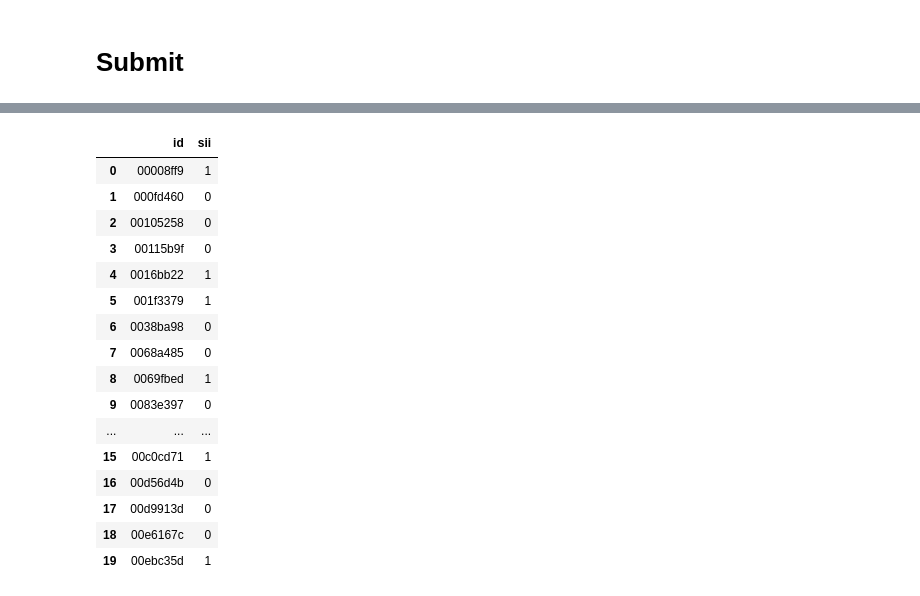
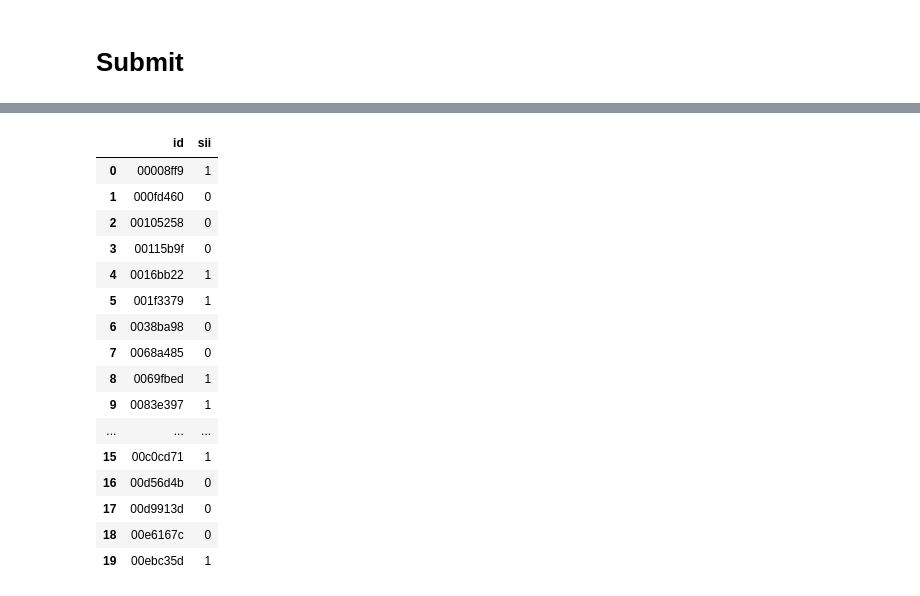
Before and after one commit to XuananLe/ML-CMI, a Jupyter notebook: ensemble.ipynb, the cells around one changed output, grey strips where cells are left out. Drawn from its saved outputs; the diff is of its cells as text; code cells hidden in the pictures.

```diff
--- a/ensemble.ipynb
+++ b/ensemble.ipynb
@@ -240,12 +251,13 @@ def evaluate_predictions(thresholds, y_true, oof_non_rounded):
     rounded_p = threshold_Rounder(oof_non_rounded, thresholds)
     return -quadratic_weighted_kappa(y_true, rounded_p)
 # %%
-def TrainML(model_class, test_data, options):
+def TrainML(model_class, test_data, option={}):
 
     X = train.drop(['sii'], axis=1)
     y = train['sii']
 
-    SKF = StratifiedKFold(n_splits=n_splits, shuffle=True, random_state=SEED)
+    # Apply K-Fold
+    SKF = StratifiedKFold(n_splits=n_splits, shuffle=True)
 
     train_S = []
     test_S = []
@@ -255,6 +267,7 @@ def TrainML(model_class, test_data, options):
     test_preds = np.zeros((len(test_data), n_splits))
 
     for fold, (train_idx, test_idx) in enumerate(tqdm(SKF.split(X, y), desc="Training Folds", total=n_splits)):
+        # Train model
         X_train, X_val = X.iloc[train_idx], X.iloc[test_idx]
         y_train, y_val = y.iloc[train_idx], y.iloc[test_idx]
 
@@ -264,6 +277,7 @@ def TrainML(model_class, test_data, options):
         y_train_pred = model.predict(X_train)
         y_val_pred = model.predict(X_val)
 
+        # Round to integer values
         oof_non_rounded[test_idx] = y_val_pred
         y_val_pred_rounded = y_val_pred.round(0).astype(int)
         oof_rounded[test_idx] = y_val_pred_rounded
@@ -305,7 +319,7 @@ def TrainML(model_class, test_data, options):
         'sii': tpTuned
     })
 
-    return submission,model
+    return submission, model, tKappa, KappaOPtimizer.x, tpm
 # %% [markdown]
 # SOLUTION
 # %% [markdown]
@@ -324,6 +338,16 @@ LGB_Params = {
     'device': 'gpu' if torch.cuda.is_available() else 'cpu',
 }
 
+CatBoost_Params = {
+    'learning_rate': 0.05,
+    'depth': 6,
+    'iterations': 200,
+    'random_seed': SEED,
+    'verbose': 0,
+    'l2_leaf_reg': 10,
+    'task_type': 'GPU' if torch.cuda.is_available() else 'CPU',
+}
+
 XGB_Params = {
     'learning_rate': 0.05,
     'max_depth': 6,
@@ -338,7 +362,6 @@ XGB_Params = {
 # %%
 Light = lgb.LGBMRegressor(**LGB_Params, verbose=-1, n_estimators=200, random_state=SEED)
 Xgb = XGBRegressor(**XGB_Params, verbose=0)
-Submission1, model1 = TrainML(Light, test, {})
-Submission2, model2 = TrainML(Xgb, test, {})
+Cat = CatBoostRegressor(**CatBoost_Params)
 # %% [markdown]
 ### Voting Regressor
@@ -355,0 +414,11 @@ Mean Validation QWK ---> 0.4103
+# %%
+lightgbm_weight = optimizer.max.get('params').get('lightgbm_weight')
+xgboost_weight = optimizer.max.get('params').get('xgboost_weight')
+catboost_weight = optimizer.max.get('params').get('catboost_weight')
+
+voting_model = VotingRegressor(estimators=[
+    ('lightgbm', Light),
+    ('xgboost', Xgb),
+    ('cat', Cat)
+], weights=[lightgbm_weight, xgboost_weight, catboost_weight] ,n_jobs=-1)
+submission, model, tKappa, _ , tpm = TrainML(voting_model, test)
@@ -361,20 +439,20 @@ Submission3.to_csv('submission.csv', index=False)
-# %%
-Submission3
-# %% [output]
-|  | id | sii |
-| 0 | 00008ff9 | 1 |
-| 1 | 000fd460 | 0 |
-| 2 | 00105258 | 0 |
-| 3 | 00115b9f | 0 |
-| 4 | 0016bb22 | 1 |
-| 5 | 001f3379 | 1 |
-| 6 | 0038ba98 | 0 |
-| 7 | 0068a485 | 0 |
-| 8 | 0069fbed | 1 |
-| 9 | 0083e397 | 0 |
-| ... | ... | ... |
-| 15 | 00c0cd71 | 1 |
-| 16 | 00d56d4b | 0 |
-| 17 | 00d9913d | 0 |
-| 18 | 00e6167c | 0 |
-| 19 | 00ebc35d | 1 |
+# %%
+submission
+# %% [output]
+|  | id | sii |
+| 0 | 00008ff9 | 1 |
+| 1 | 000fd460 | 0 |
+| 2 | 00105258 | 0 |
+| 3 | 00115b9f | 0 |
+| 4 | 0016bb22 | 1 |
+| 5 | 001f3379 | 1 |
+| 6 | 0038ba98 | 0 |
+| 7 | 0068a485 | 0 |
+| 8 | 0069fbed | 1 |
+| 9 | 0083e397 | 1 |
+| ... | ... | ... |
+| 15 | 00c0cd71 | 1 |
+| 16 | 00d56d4b | 0 |
+| 17 | 00d9913d | 0 |
+| 18 | 00e6167c | 0 |
+| 19 | 00ebc35d | 1 |
```
Also changed, not shown: parts of 6 cells of this notebook, 8 other files.
